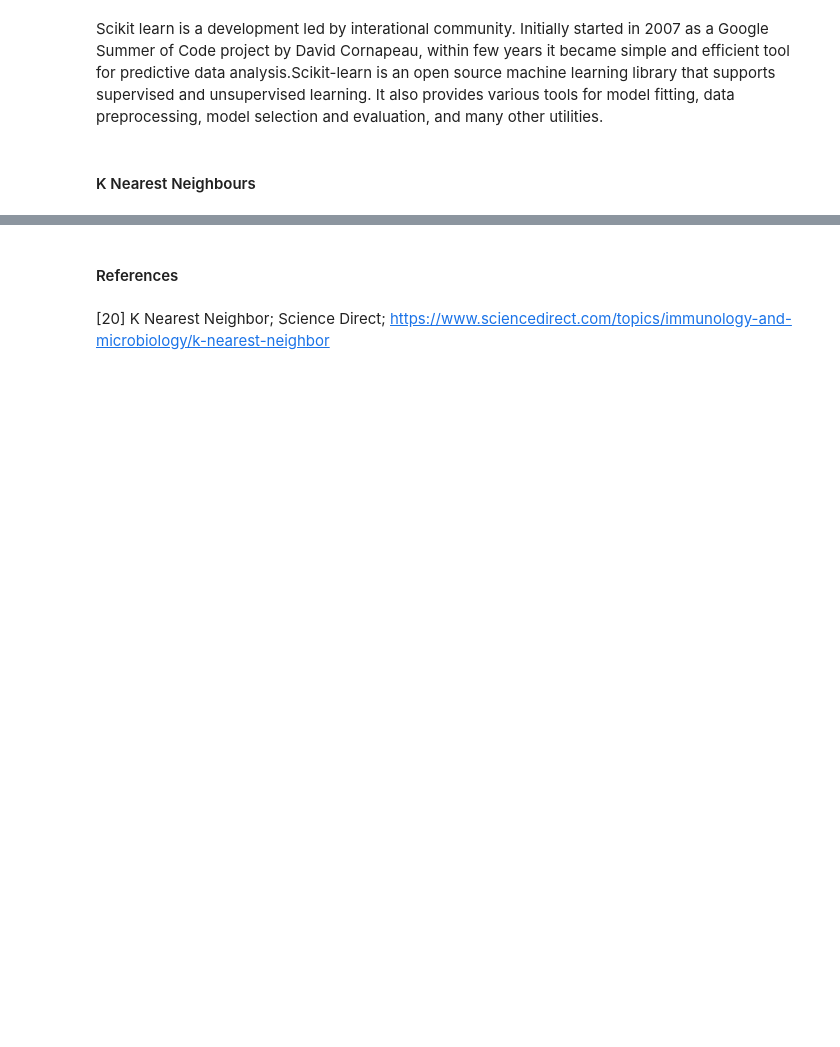
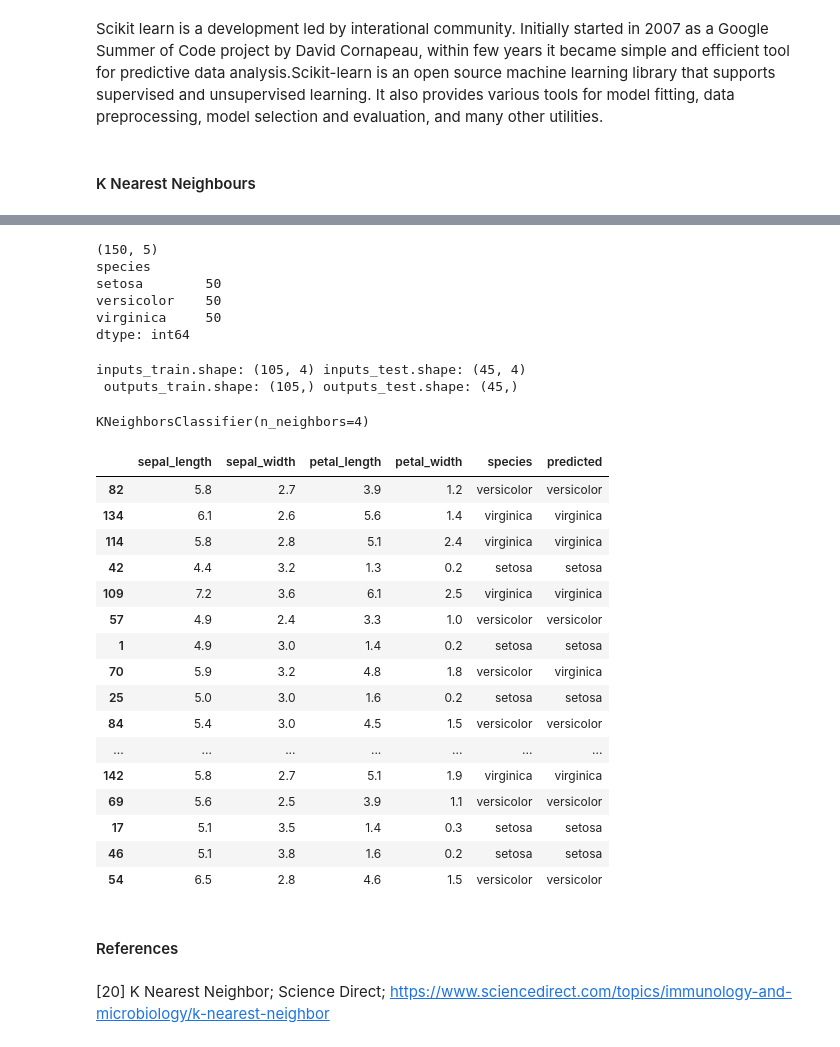
Before and after one commit to KatarzynaConnell/MachineLearnStat, a Jupyter notebook: MachineLearnStat.ipynb, the cells around one changed output, grey strips where cells are left out. Saved outputs shown, nothing was run; the diff lists cells and outputs as text; code cells hidden in the pictures; blank space fills up the shorter version.

Commit message:
created training and test sets, training model,  prediction array for the test

```diff
--- a/MachineLearnStat.ipynb
+++ b/MachineLearnStat.ipynb
@@ -527,3 +493,59 @@ NameError: name 'x' is not defined
+# %%
+# check the table columns and size
+print(seadf.shape)
+print(seadf.groupby('species').size())
+# %% [output]
+(150, 5)
+species
+setosa        50
+versicolor    50
+virginica     50
+dtype: int64
+# %%
+# divide the dataset into input and outputs
+inputs = seadf[['sepal_length', 'sepal_width', 'petal_length', 'petal_width']]
+outputs = seadf['species']
+# split data into training and test sets (ratio - 70:30)
+inputs_train, inputs_test, outputs_train, outputs_test = ms.train_test_split(inputs, outputs, test_size=0.30, random_state=5)
+# %%
+print("inputs_train.shape:", inputs_train.shape, "inputs_test.shape:", inputs_test.shape, "\n", "outputs_train.shape:", outputs_train.shape, "outputs_test.shape:", outputs_test.shape)
+# %% [output]
+inputs_train.shape: (105, 4) inputs_test.shape: (45, 4)
+ outputs_train.shape: (105,) outputs_test.shape: (45,)
+# %%
+# Build a training model
+# create KNN classifier
+knn = KNeighborsClassifier(n_neighbors = 4)
+#fit the classifier to the data
+knn.fit(inputs_train, outputs_train)
+# %% [output]
+KNeighborsClassifier(n_neighbors=4)
+# %%
+# Adapted from: https://www.kaggle.com/nautna/iris-knn-python-classification
+
+# Create a prediction array for our test set.
+outputs_pred = knn.predict(inputs_test)
+# Return test set data and predictions.
+pd.concat([inputs_test, outputs_test, pd.Series(outputs_pred, name='predicted', index=inputs_test.index)],
+          ignore_index=False, axis=1)
+# %% [output]
+|  | sepal_length | sepal_width | petal_length | petal_width | species | predicted |
+| 82 | 5.8 | 2.7 | 3.9 | 1.2 | versicolor | versicolor |
+| 134 | 6.1 | 2.6 | 5.6 | 1.4 | virginica | virginica |
+| 114 | 5.8 | 2.8 | 5.1 | 2.4 | virginica | virginica |
+| 42 | 4.4 | 3.2 | 1.3 | 0.2 | setosa | setosa |
+| 109 | 7.2 | 3.6 | 6.1 | 2.5 | virginica | virginica |
+| 57 | 4.9 | 2.4 | 3.3 | 1.0 | versicolor | versicolor |
+| 1 | 4.9 | 3.0 | 1.4 | 0.2 | setosa | setosa |
+| 70 | 5.9 | 3.2 | 4.8 | 1.8 | versicolor | virginica |
+| 25 | 5.0 | 3.0 | 1.6 | 0.2 | setosa | setosa |
+| 84 | 5.4 | 3.0 | 4.5 | 1.5 | versicolor | versicolor |
+| ... | ... | ... | ... | ... | ... | ... |
+| 142 | 5.8 | 2.7 | 5.1 | 1.9 | virginica | virginica |
+| 69 | 5.6 | 2.5 | 3.9 | 1.1 | versicolor | versicolor |
+| 17 | 5.1 | 3.5 | 1.4 | 0.3 | setosa | setosa |
+| 46 | 5.1 | 3.8 | 1.6 | 0.2 | setosa | setosa |
+| 54 | 6.5 | 2.8 | 4.6 | 1.5 | versicolor | versicolor |
 # %% [markdown]
 #### References
 # %% [markdown]
```
Also changed, not shown: parts of 10 cells of this notebook, 1 other file.
